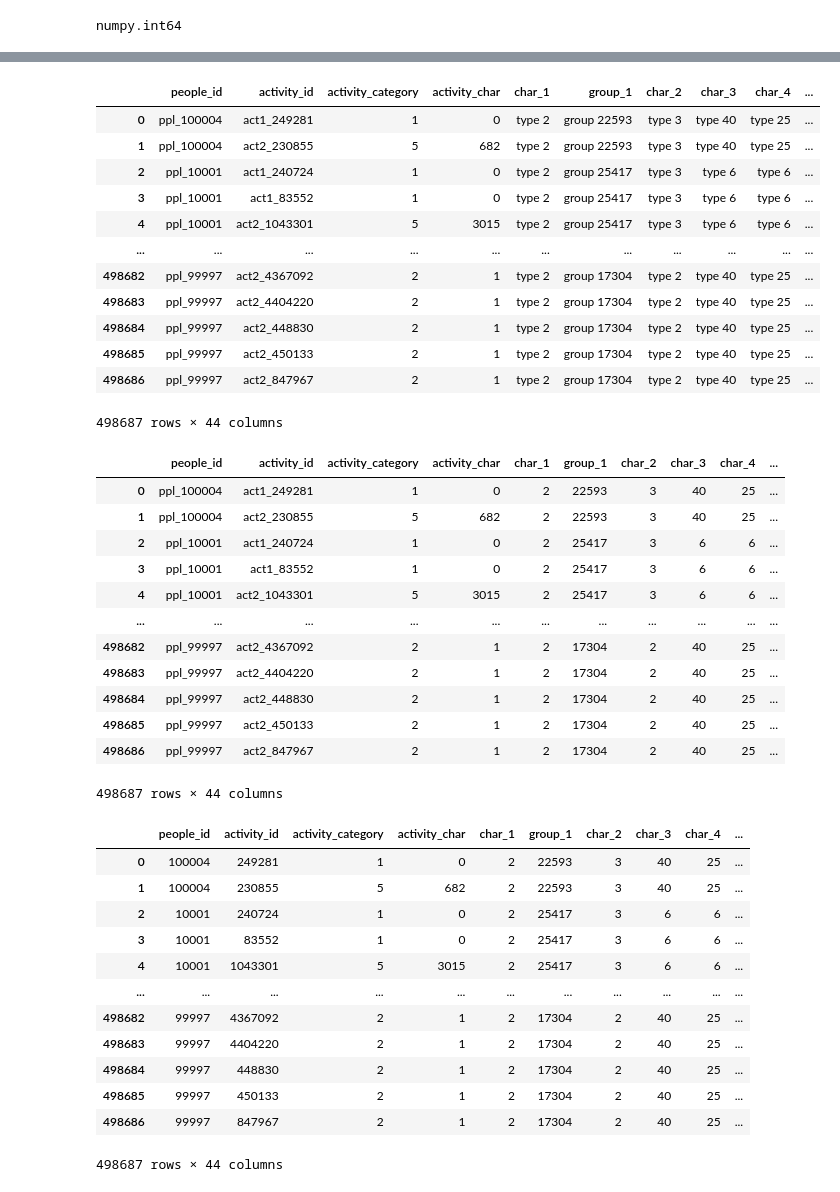
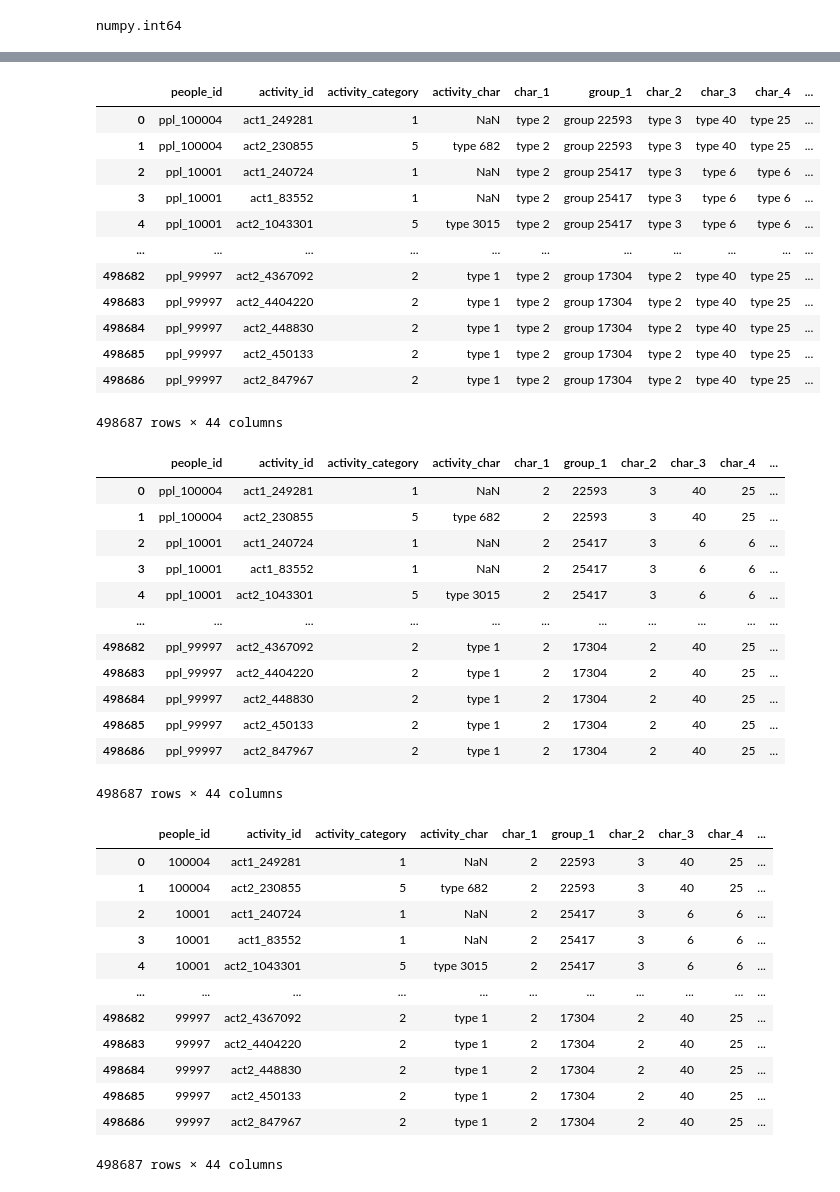
Before and after one commit to yash-meshram/predicting-red-hat-business-value, a Jupyter notebook: testing.ipynb, the cells around one changed output, grey strips where cells are left out. Drawn from its saved outputs; the diff is of its cells as text; code cells hidden in the pictures.

```diff
--- a/testing.ipynb
+++ b/testing.ipynb
@@ -49,7 +52,3 @@ df_test1
 | 498685 | ppl_99997 | act2_450133 | 2022-08-02 | type 2 | type 1 |
 | 498686 | ppl_99997 | act2_847967 | 2022-10-15 | type 2 | type 1 |
 498687 rows × 5 columns
-# %%
-for i in df_test1.columns:
-    df_test1[i].fillna(value=0, inplace=True)
-df_test1
@@ -70,12 +64,9 @@ df_test1
 # %%
 def convert_str_to_num(x):
-    if x != 0:
-        t = x.split(' ')
-        return int(t[1])
-    else:
-        return x
+    t = x.split(' ')
+    return int(t[1])
 # %%
-act_char = ['activity_category','char_10']
+act_char = ['activity_category']
 for i in act_char:
     df_test1[i] = df_test1[i].apply(convert_str_to_num)
 df_test1
@@ -203,17 +192,17 @@ df_test4 = df_test3.drop(['date_x', 'date_y'], axis = 1)
 df_test4
 # %% [output]
 |  | people_id | activity_id | activity_category | activity_char | char_1 | group_1 | char_2 | char_3 | char_4 | ... |
-| 0 | ppl_100004 | act1_249281 | 1 | 0 | type 2 | group 22593 | type 3 | type 40 | type 25 | ... |
-| 1 | ppl_100004 | act2_230855 | 5 | 682 | type 2 | group 22593 | type 3 | type 40 | type 25 | ... |
-| 2 | ppl_10001 | act1_240724 | 1 | 0 | type 2 | group 25417 | type 3 | type 6 | type 6 | ... |
-| 3 | ppl_10001 | act1_83552 | 1 | 0 | type 2 | group 25417 | type 3 | type 6 | type 6 | ... |
-| 4 | ppl_10001 | act2_1043301 | 5 | 3015 | type 2 | group 25417 | type 3 | type 6 | type 6 | ... |
+| 0 | ppl_100004 | act1_249281 | 1 | NaN | type 2 | group 22593 | type 3 | type 40 | type 25 | ... |
+| 1 | ppl_100004 | act2_230855 | 5 | type 682 | type 2 | group 22593 | type 3 | type 40 | type 25 | ... |
+| 2 | ppl_10001 | act1_240724 | 1 | NaN | type 2 | group 25417 | type 3 | type 6 | type 6 | ... |
+| 3 | ppl_10001 | act1_83552 | 1 | NaN | type 2 | group 25417 | type 3 | type 6 | type 6 | ... |
+| 4 | ppl_10001 | act2_1043301 | 5 | type 3015 | type 2 | group 25417 | type 3 | type 6 | type 6 | ... |
 | ... | ... | ... | ... | ... | ... | ... | ... | ... | ... | ... |
-| 498682 | ppl_99997 | act2_4367092 | 2 | 1 | type 2 | group 17304 | type 2 | type 40 | type 25 | ... |
-| 498683 | ppl_99997 | act2_4404220 | 2 | 1 | type 2 | group 17304 | type 2 | type 40 | type 25 | ... |
-| 498684 | ppl_99997 | act2_448830 | 2 | 1 | type 2 | group 17304 | type 2 | type 40 | type 25 | ... |
-| 498685 | ppl_99997 | act2_450133 | 2 | 1 | type 2 | group 17304 | type 2 | type 40 | type 25 | ... |
-| 498686 | ppl_99997 | act2_847967 | 2 | 1 | type 2 | group 17304 | type 2 | type 40 | type 25 | ... |
+| 498682 | ppl_99997 | act2_4367092 | 2 | type 1 | type 2 | group 17304 | type 2 | type 40 | type 25 | ... |
+| 498683 | ppl_99997 | act2_4404220 | 2 | type 1 | type 2 | group 17304 | type 2 | type 40 | type 25 | ... |
+| 498684 | ppl_99997 | act2_448830 | 2 | type 1 | type 2 | group 17304 | type 2 | type 40 | type 25 | ... |
+| 498685 | ppl_99997 | act2_450133 | 2 | type 1 | type 2 | group 17304 | type 2 | type 40 | type 25 | ... |
+| 498686 | ppl_99997 | act2_847967 | 2 | type 1 | type 2 | group 17304 | type 2 | type 40 | type 25 | ... |
 498687 rows × 44 columns
 # %%
 chars = ['char_1','char_2','char_3','char_4','char_5','char_6','char_7','char_8','char_9', 'group_1']
@@ -222,40 +211,38 @@ for i in chars:
 df_test4
 # %% [output]
 |  | people_id | activity_id | activity_category | activity_char | char_1 | group_1 | char_2 | char_3 | char_4 | ... |
-| 0 | ppl_100004 | act1_249281 | 1 | 0 | 2 | 22593 | 3 | 40 | 25 | ... |
-| 1 | ppl_100004 | act2_230855 | 5 | 682 | 2 | 22593 | 3 | 40 | 25 | ... |
-| 2 | ppl_10001 | act1_240724 | 1 | 0 | 2 | 25417 | 3 | 6 | 6 | ... |
-| 3 | ppl_10001 | act1_83552 | 1 | 0 | 2 | 25417 | 3 | 6 | 6 | ... |
-| 4 | ppl_10001 | act2_1043301 | 5 | 3015 | 2 | 25417 | 3 | 6 | 6 | ... |
+| 0 | ppl_100004 | act1_249281 | 1 | NaN | 2 | 22593 | 3 | 40 | 25 | ... |
+| 1 | ppl_100004 | act2_230855 | 5 | type 682 | 2 | 22593 | 3 | 40 | 25 | ... |
+| 2 | ppl_10001 | act1_240724 | 1 | NaN | 2 | 25417 | 3 | 6 | 6 | ... |
+| 3 | ppl_10001 | act1_83552 | 1 | NaN | 2 | 25417 | 3 | 6 | 6 | ... |
+| 4 | ppl_10001 | act2_1043301 | 5 | type 3015 | 2 | 25417 | 3 | 6 | 6 | ... |
 | ... | ... | ... | ... | ... | ... | ... | ... | ... | ... | ... |
-| 498682 | ppl_99997 | act2_4367092 | 2 | 1 | 2 | 17304 | 2 | 40 | 25 | ... |
-| 498683 | ppl_99997 | act2_4404220 | 2 | 1 | 2 | 17304 | 2 | 40 | 25 | ... |
-| 498684 | ppl_99997 | act2_448830 | 2 | 1 | 2 | 17304 | 2 | 40 | 25 | ... |
-| 498685 | ppl_99997 | act2_450133 | 2 | 1 | 2 | 17304 | 2 | 40 | 25 | ... |
-| 498686 | ppl_99997 | act2_847967 | 2 | 1 | 2 | 17304 | 2 | 40 | 25 | ... |
+| 498682 | ppl_99997 | act2_4367092 | 2 | type 1 | 2 | 17304 | 2 | 40 | 25 | ... |
+| 498683 | ppl_99997 | act2_4404220 | 2 | type 1 | 2 | 17304 | 2 | 40 | 25 | ... |
+| 498684 | ppl_99997 | act2_448830 | 2 | type 1 | 2 | 17304 | 2 | 40 | 25 | ... |
+| 498685 | ppl_99997 | act2_450133 | 2 | type 1 | 2 | 17304 | 2 | 40 | 25 | ... |
+| 498686 | ppl_99997 | act2_847967 | 2 | type 1 | 2 | 17304 | 2 | 40 | 25 | ... |
 498687 rows × 44 columns
 # %%
 def convert_str_to_num_(x):
     t = x.split('_')
     return int(float(t[1]))
 
-ids = ['people_id', 'activity_id']
-for i in ids:
-    df_test4[i] = df_test4[i].apply(convert_str_to_num_)
+df_test4['people_id'] = df_test4['people_id'].apply(convert_str_to_num_)
 df_test4
 # %% [output]
 |  | people_id | activity_id | activity_category | activity_char | char_1 | group_1 | char_2 | char_3 | char_4 | ... |
-| 0 | 100004 | 249281 | 1 | 0 | 2 | 22593 | 3 | 40 | 25 | ... |
-| 1 | 100004 | 230855 | 5 | 682 | 2 | 22593 | 3 | 40 | 25 | ... |
-| 2 | 10001 | 240724 | 1 | 0 | 2 | 25417 | 3 | 6 | 6 | ... |
-| 3 | 10001 | 83552 | 1 | 0 | 2 | 25417 | 3 | 6 | 6 | ... |
-| 4 | 10001 | 1043301 | 5 | 3015 | 2 | 25417 | 3 | 6 | 6 | ... |
+| 0 | 100004 | act1_249281 | 1 | NaN | 2 | 22593 | 3 | 40 | 25 | ... |
+| 1 | 100004 | act2_230855 | 5 | type 682 | 2 | 22593 | 3 | 40 | 25 | ... |
+| 2 | 10001 | act1_240724 | 1 | NaN | 2 | 25417 | 3 | 6 | 6 | ... |
+| 3 | 10001 | act1_83552 | 1 | NaN | 2 | 25417 | 3 | 6 | 6 | ... |
+| 4 | 10001 | act2_1043301 | 5 | type 3015 | 2 | 25417 | 3 | 6 | 6 | ... |
 | ... | ... | ... | ... | ... | ... | ... | ... | ... | ... | ... |
-| 498682 | 99997 | 4367092 | 2 | 1 | 2 | 17304 | 2 | 40 | 25 | ... |
-| 498683 | 99997 | 4404220 | 2 | 1 | 2 | 17304 | 2 | 40 | 25 | ... |
-| 498684 | 99997 | 448830 | 2 | 1 | 2 | 17304 | 2 | 40 | 25 | ... |
-| 498685 | 99997 | 450133 | 2 | 1 | 2 | 17304 | 2 | 40 | 25 | ... |
-| 498686 | 99997 | 847967 | 2 | 1 | 2 | 17304 | 2 | 40 | 25 | ... |
+| 498682 | 99997 | act2_4367092 | 2 | type 1 | 2 | 17304 | 2 | 40 | 25 | ... |
+| 498683 | 99997 | act2_4404220 | 2 | type 1 | 2 | 17304 | 2 | 40 | 25 | ... |
+| 498684 | 99997 | act2_448830 | 2 | type 1 | 2 | 17304 | 2 | 40 | 25 | ... |
+| 498685 | 99997 | act2_450133 | 2 | type 1 | 2 | 17304 | 2 | 40 | 25 | ... |
+| 498686 | 99997 | act2_847967 | 2 | type 1 | 2 | 17304 | 2 | 40 | 25 | ... |
 498687 rows × 44 columns
 # %%
 df_test4.dtypes
```
Also changed, not shown: parts of 27 cells of this notebook, 2 other files.
